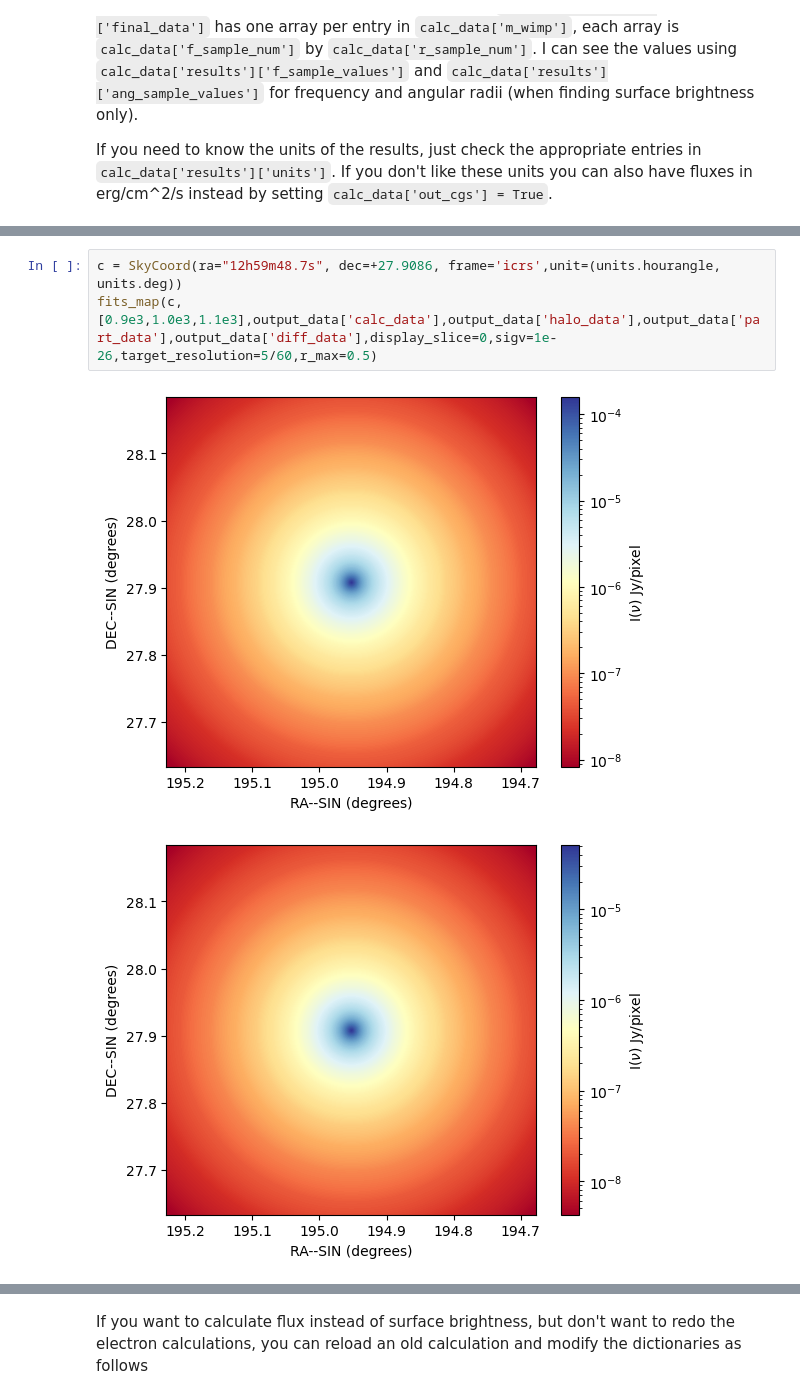
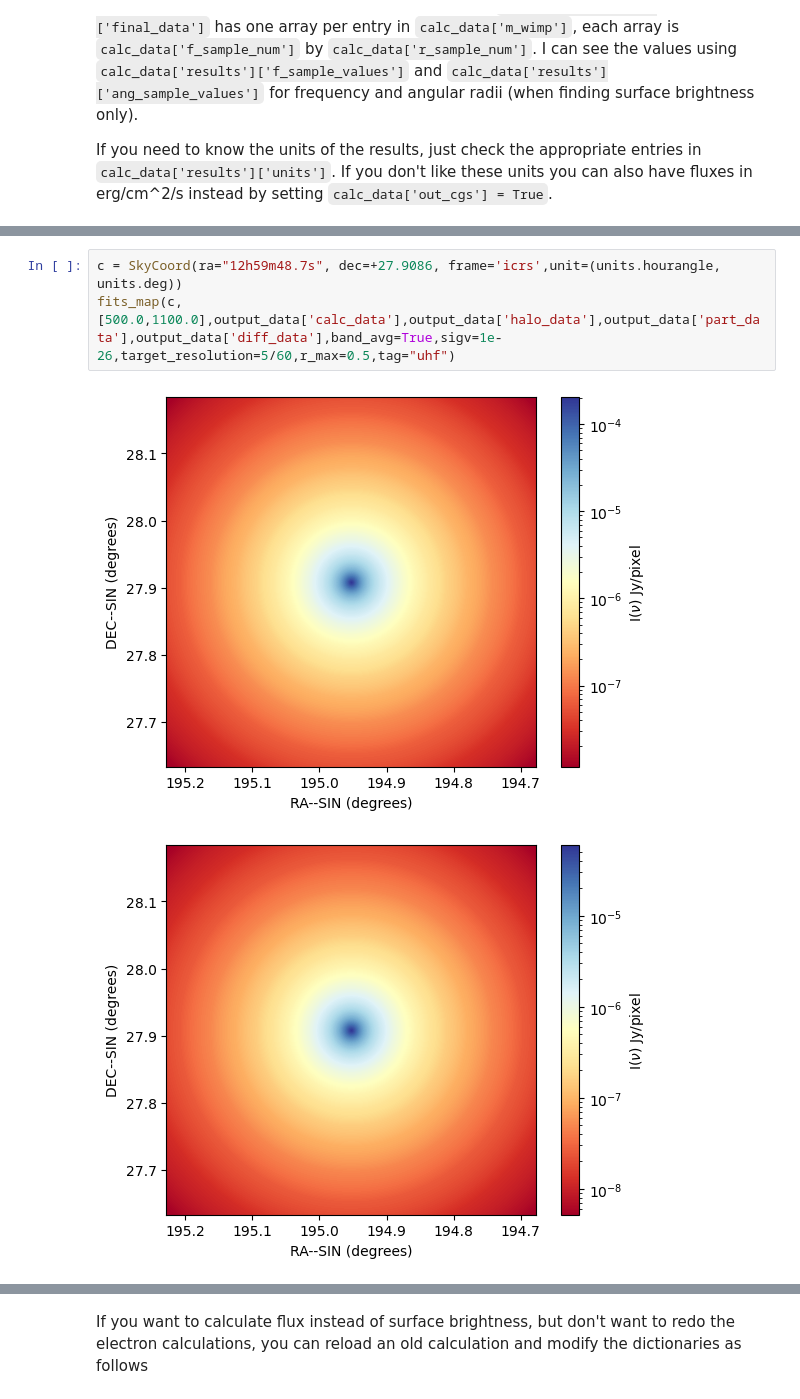
Before and after one commit to Hyperthetical/DarkMatters, a Jupyter notebook: example_coma_cluster.ipynb, the cells around one changed output, grey strips where cells are left out. Cells and saved outputs as stored; diff of their text form.

Commit message:
band averaging

```diff
--- a/example_coma_cluster.ipynb
+++ b/example_coma_cluster.ipynb
@@ -77,6 +77,6 @@ Next, I can produce a fits map for use if I need to compare to maps from radio o
 # %%
 c = SkyCoord(ra="12h59m48.7s", dec=+27.9086, frame='icrs',unit=(units.hourangle, units.deg))
-fits_map(c,[0.9e3,1.0e3,1.1e3],output_data['calc_data'],output_data['halo_data'],output_data['part_data'],output_data['diff_data'],display_slice=0,sigv=1e-26,target_resolution=5/60,r_max=0.5)
+fits_map(c,[500.0,1100.0],output_data['calc_data'],output_data['halo_data'],output_data['part_data'],output_data['diff_data'],band_avg=True,sigv=1e-26,target_resolution=5/60,r_max=0.5,tag="uhf")
 # %% [output]
-[figure, old version]
+[figure, new version]
-[figure, old version]
+[figure, new version]
```
Also changed, not shown: parts of 6 cells of this notebook, 13 other files.
